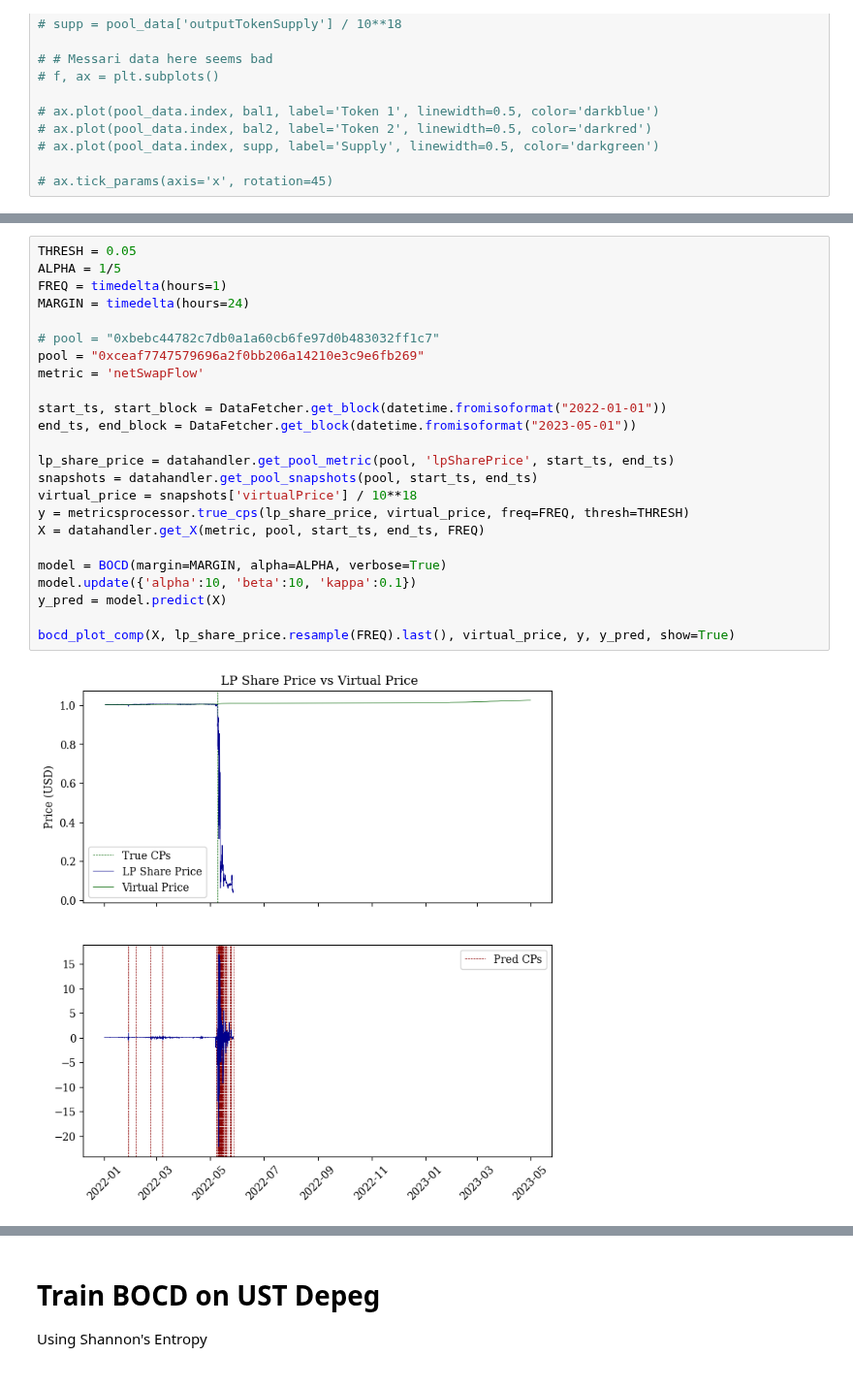
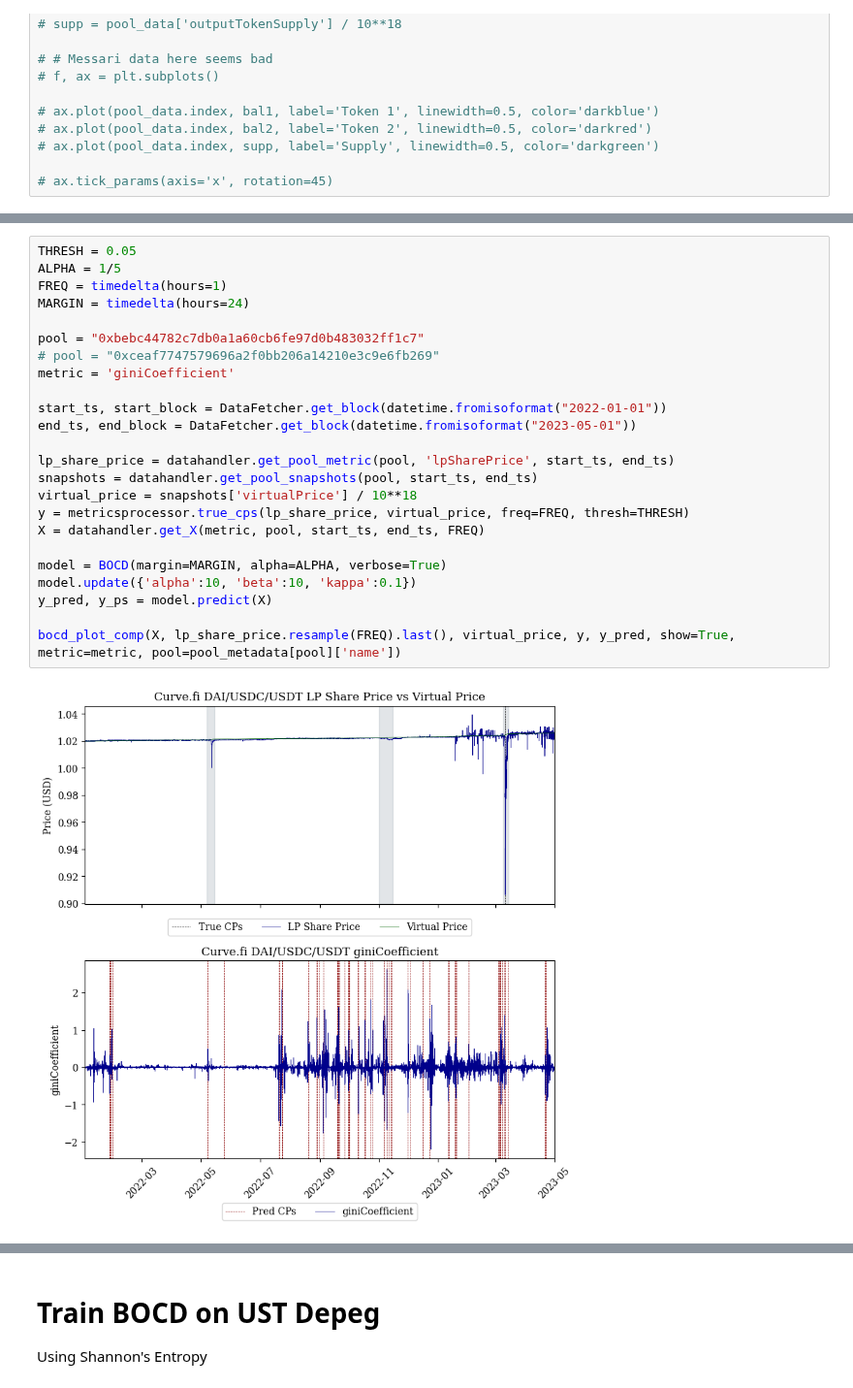
Before and after one commit to xenophonlabs/curve-lp-metrics, a Jupyter notebook: notebooks/usdc_depeg_analysis.ipynb, the cells around one changed output, grey strips where cells are left out. Shown at 97% size. Saved outputs shown, nothing was run; the diff lists cells and outputs as text.

Commit message:
results for all metrics and pools

```diff
--- a/notebooks/usdc_depeg_analysis.ipynb
+++ b/notebooks/usdc_depeg_analysis.ipynb
@@ -108,29 +71,29 @@ SyntaxError: expected ':'
 # %%
 THRESH = 0.05
 ALPHA = 1/5
 FREQ = timedelta(hours=1)
 MARGIN = timedelta(hours=24)
 
-# pool = "0xbebc44782c7db0a1a60cb6fe97d0b483032ff1c7"
-pool = "0xceaf7747579696a2f0bb206a14210e3c9e6fb269"
-metric = 'netSwapFlow'
+pool = "0xbebc44782c7db0a1a60cb6fe97d0b483032ff1c7"
+# pool = "0xceaf7747579696a2f0bb206a14210e3c9e6fb269"
+metric = 'giniCoefficient'
 
 start_ts, start_block = DataFetcher.get_block(datetime.fromisoformat("2022-01-01"))
 end_ts, end_block = DataFetcher.get_block(datetime.fromisoformat("2023-05-01"))
 
 lp_share_price = datahandler.get_pool_metric(pool, 'lpSharePrice', start_ts, end_ts)
 snapshots = datahandler.get_pool_snapshots(pool, start_ts, end_ts)
 virtual_price = snapshots['virtualPrice'] / 10**18
 y = metricsprocessor.true_cps(lp_share_price, virtual_price, freq=FREQ, thresh=THRESH)
 X = datahandler.get_X(metric, pool, start_ts, end_ts, FREQ)
 
 model = BOCD(margin=MARGIN, alpha=ALPHA, verbose=True)
 model.update({'alpha':10, 'beta':10, 'kappa':0.1})
-y_pred = model.predict(X)
+y_pred, y_ps = model.predict(X)
 
-bocd_plot_comp(X, lp_share_price.resample(FREQ).last(), virtual_price, y, y_pred, show=True)
+bocd_plot_comp(X, lp_share_price.resample(FREQ).last(), virtual_price, y, y_pred, show=True, metric=metric, pool=pool_metadata[pool]['name'])
 # %% [output]
-[figure, old version]
+[figure, new version]
 # %%
 THRESH = 0.05
 ALPHA = 1/5
```
Also changed, not shown: parts of 3 cells of this notebook, 6 other files.
